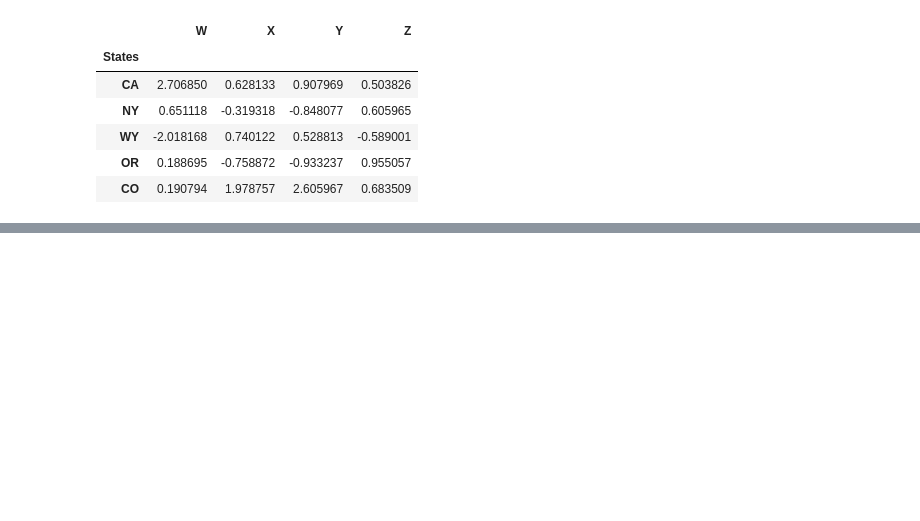
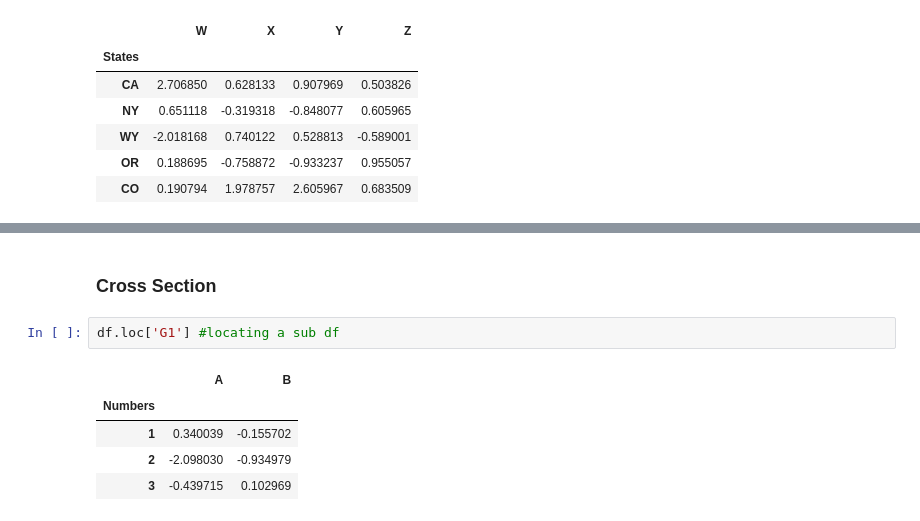
Before and after one commit to woskar/datascience, a Jupyter notebook: Pandas.ipynb, the cells around one changed output, grey strips where cells are left out. Drawn from its saved outputs; the diff is of its cells as text; blank space fills up the shorter version.

```diff
--- a/Pandas.ipynb
+++ b/Pandas.ipynb
@@ -366,0 +433,10 @@ df.set_index('States')
+# %% [markdown]
+### Cross Section
+# %%
+df.loc['G1'] #locating a sub df
+# %% [output]
+|  | A | B |
+| Numbers |  |  |
+| 1 | 0.340039 | -0.155702 |
+| 2 | -2.098030 | -0.934979 |
+| 3 | -0.439715 | 0.102969 |
```
Also changed, not shown: parts of 14 cells of this notebook.
